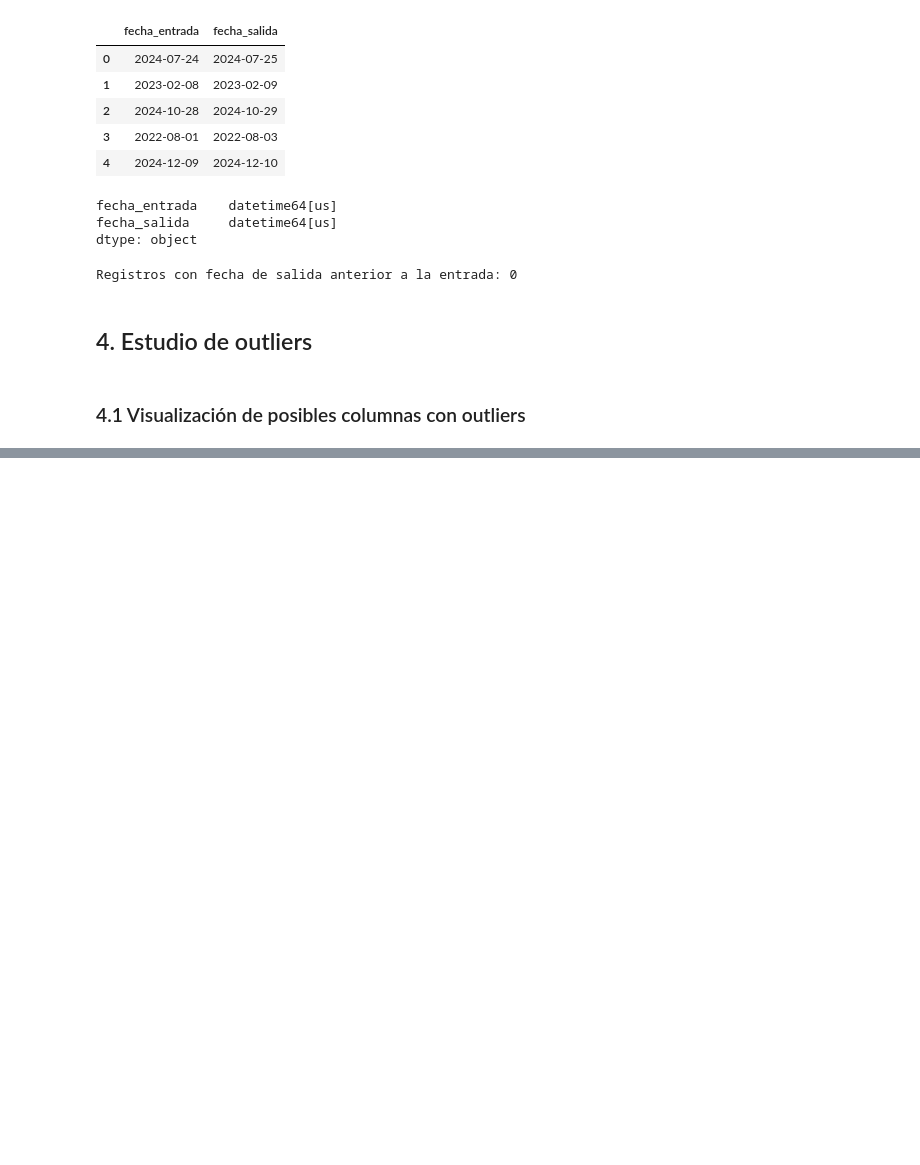
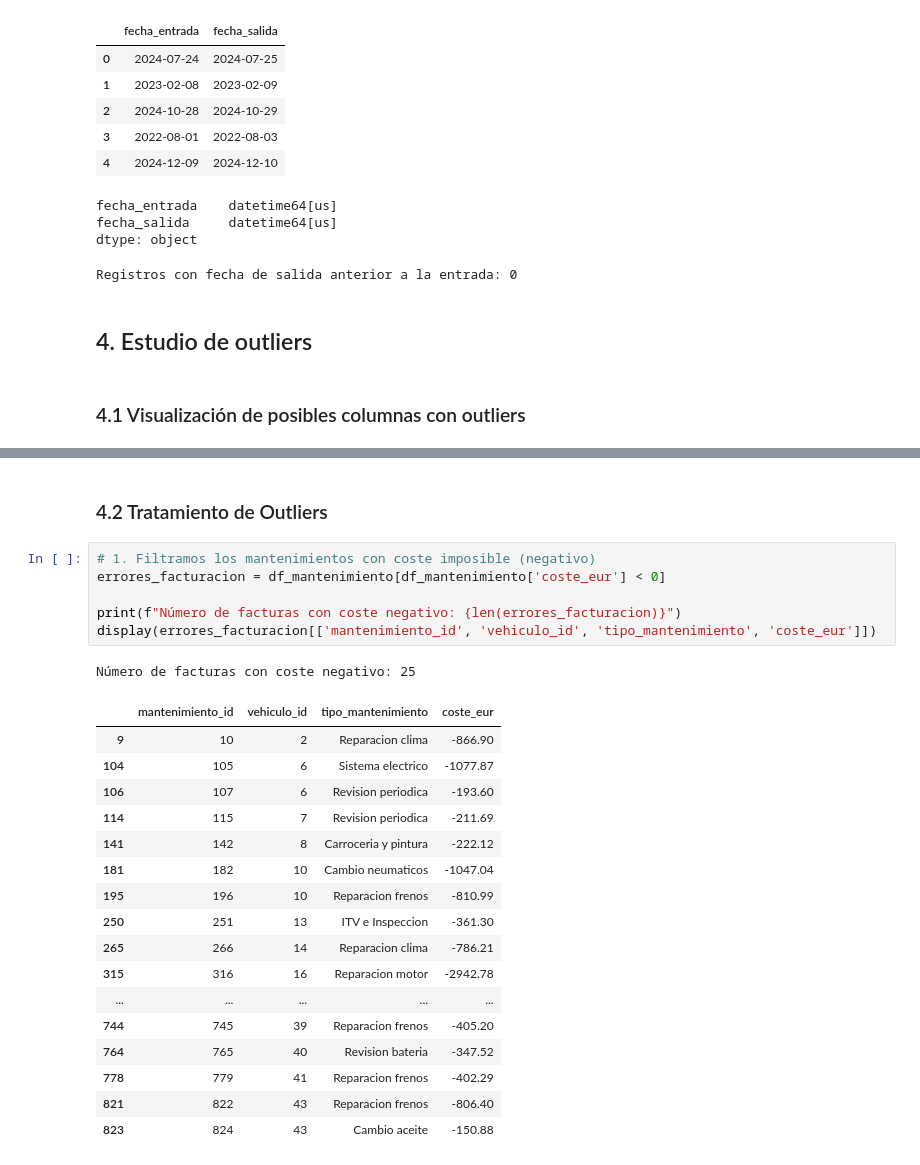
Before and after one commit to databaandsc/MetroBus_Analytics, a Jupyter notebook: 01_eda.ipynb, the cells around one changed output, grey strips where cells are left out. Cells and saved outputs as stored; diff of their text form; blank space fills up the shorter version.

```diff
--- a/01_eda.ipynb
+++ b/01_eda.ipynb
@@ -944,0 +955,27 @@ display(df_viajes[columnas_outliers].describe())
+# %% [markdown]
+### 4.2 Tratamiento de Outliers
+# %%
+# 1. Filtramos los mantenimientos con coste imposible (negativo)
+errores_facturacion = df_mantenimiento[df_mantenimiento['coste_eur'] < 0]
+
+print(f"Número de facturas con coste negativo: {len(errores_facturacion)}")
+display(errores_facturacion[['mantenimiento_id', 'vehiculo_id', 'tipo_mantenimiento', 'coste_eur']])
+# %% [output]
+Número de facturas con coste negativo: 25
+|  | mantenimiento_id | vehiculo_id | tipo_mantenimiento | coste_eur |
+| 9 | 10 | 2 | Reparacion clima | -866.90 |
+| 104 | 105 | 6 | Sistema electrico | -1077.87 |
+| 106 | 107 | 6 | Revision periodica | -193.60 |
+| 114 | 115 | 7 | Revision periodica | -211.69 |
+| 141 | 142 | 8 | Carroceria y pintura | -222.12 |
+| 181 | 182 | 10 | Cambio neumaticos | -1047.04 |
+| 195 | 196 | 10 | Reparacion frenos | -810.99 |
+| 250 | 251 | 13 | ITV e Inspeccion | -361.30 |
+| 265 | 266 | 14 | Reparacion clima | -786.21 |
+| 315 | 316 | 16 | Reparacion motor | -2942.78 |
+| ... | ... | ... | ... | ... |
+| 744 | 745 | 39 | Reparacion frenos | -405.20 |
+| 764 | 765 | 40 | Revision bateria | -347.52 |
+| 778 | 779 | 41 | Reparacion frenos | -402.29 |
+| 821 | 822 | 43 | Reparacion frenos | -806.40 |
+| 823 | 824 | 43 | Cambio aceite | -150.88 |
```
Also changed, not shown: parts of 12 cells of this notebook.
